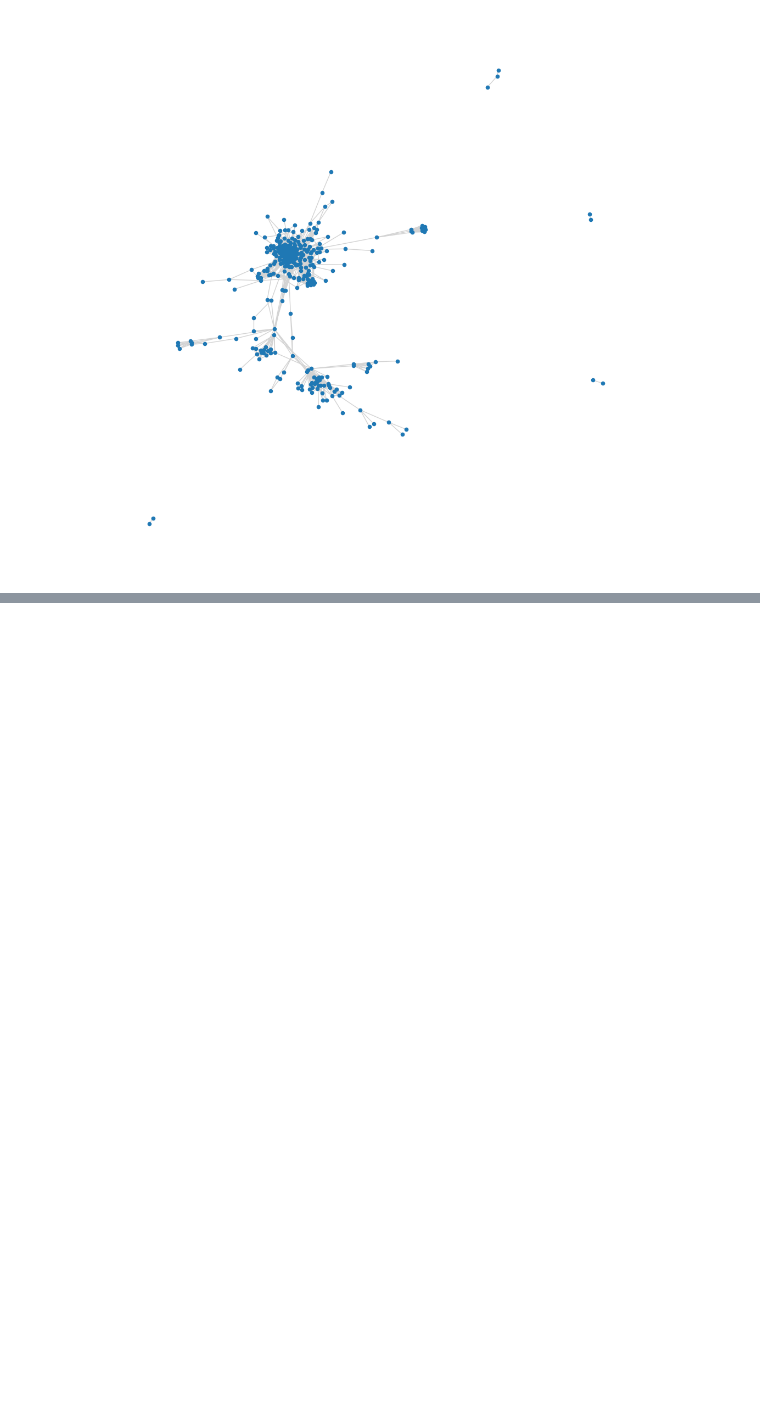
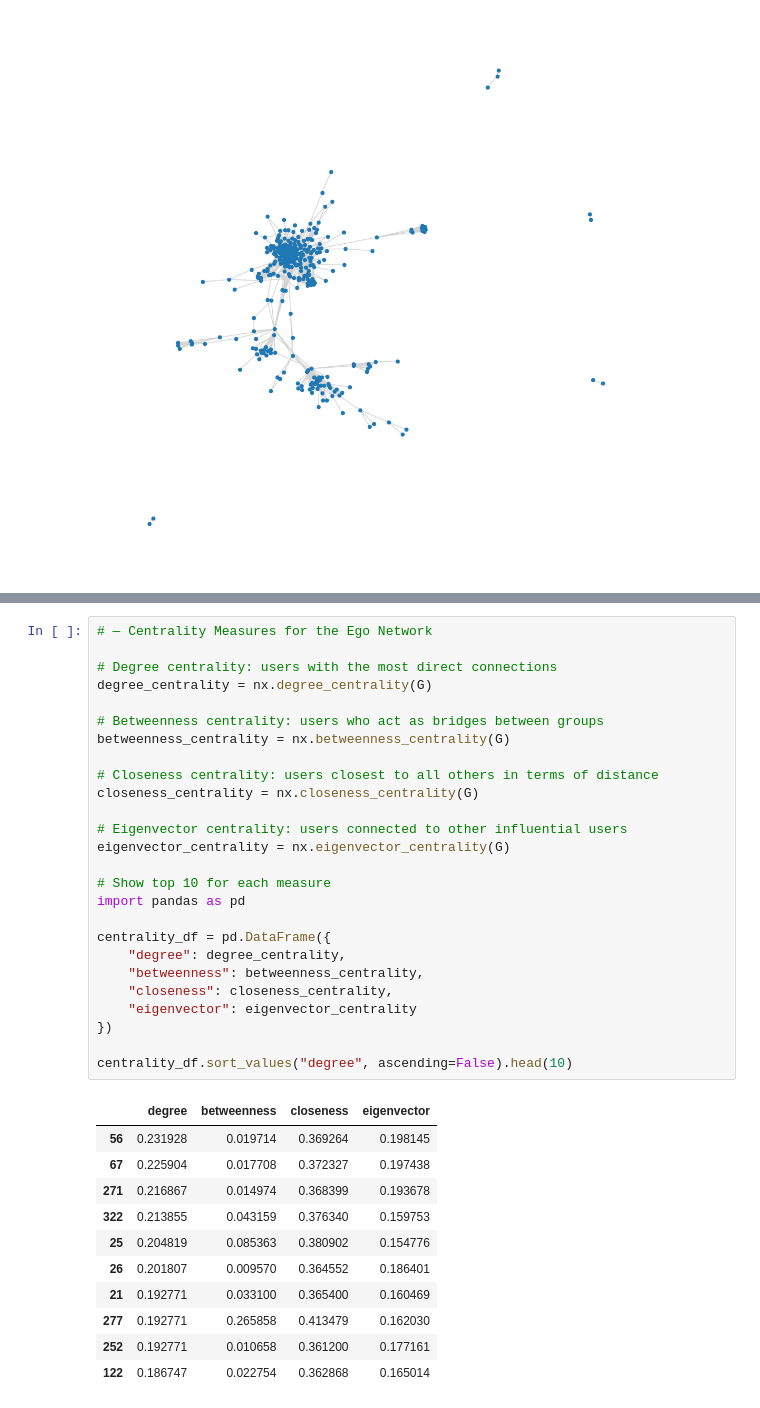
Before and after one commit to missmadam1881-oss/SNA-Tool, a Jupyter notebook: notebooks/01_data_exploration.ipynb, the cells around one changed output, grey strips where cells are left out. Drawn from its saved outputs; the diff is of its cells as text; blank space fills up the shorter version.

```diff
--- a/notebooks/01_data_exploration.ipynb
+++ b/notebooks/01_data_exploration.ipynb
@@ -107,0 +150,38 @@ Matplotlib is building the font cache; this may take a moment.
+# %%
+# — Centrality Measures for the Ego Network
+
+# Degree centrality: users with the most direct connections
+degree_centrality = nx.degree_centrality(G)
+
+# Betweenness centrality: users who act as bridges between groups
+betweenness_centrality = nx.betweenness_centrality(G)
+
+# Closeness centrality: users closest to all others in terms of distance
+closeness_centrality = nx.closeness_centrality(G)
+
+# Eigenvector centrality: users connected to other influential users
+eigenvector_centrality = nx.eigenvector_centrality(G)
+
+# Show top 10 for each measure
+import pandas as pd
+
+centrality_df = pd.DataFrame({
+    "degree": degree_centrality,
+    "betweenness": betweenness_centrality,
+    "closeness": closeness_centrality,
+    "eigenvector": eigenvector_centrality
+})
+
+centrality_df.sort_values("degree", ascending=False).head(10)
+# %% [output]
+|  | degree | betweenness | closeness | eigenvector |
+| 56 | 0.231928 | 0.019714 | 0.369264 | 0.198145 |
+| 67 | 0.225904 | 0.017708 | 0.372327 | 0.197438 |
+| 271 | 0.216867 | 0.014974 | 0.368399 | 0.193678 |
+| 322 | 0.213855 | 0.043159 | 0.376340 | 0.159753 |
+| 25 | 0.204819 | 0.085363 | 0.380902 | 0.154776 |
+| 26 | 0.201807 | 0.009570 | 0.364552 | 0.186401 |
+| 21 | 0.192771 | 0.033100 | 0.365400 | 0.160469 |
+| 277 | 0.192771 | 0.265858 | 0.413479 | 0.162030 |
+| 252 | 0.192771 | 0.010658 | 0.361200 | 0.177161 |
+| 122 | 0.186747 | 0.022754 | 0.362868 | 0.165014 |
```
Also changed, not shown: parts of 2 cells of this notebook.
